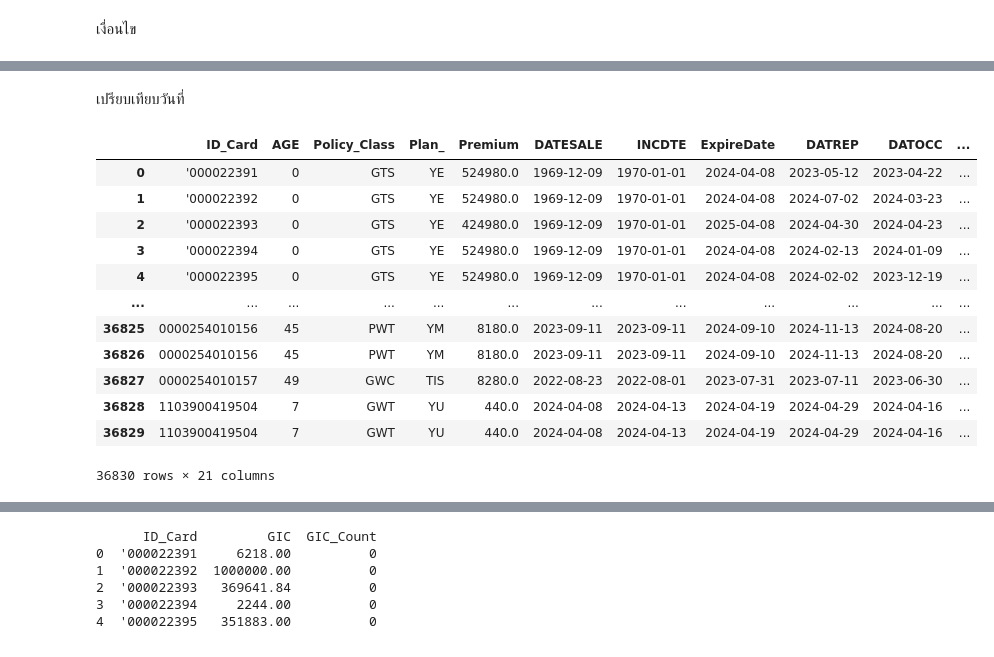
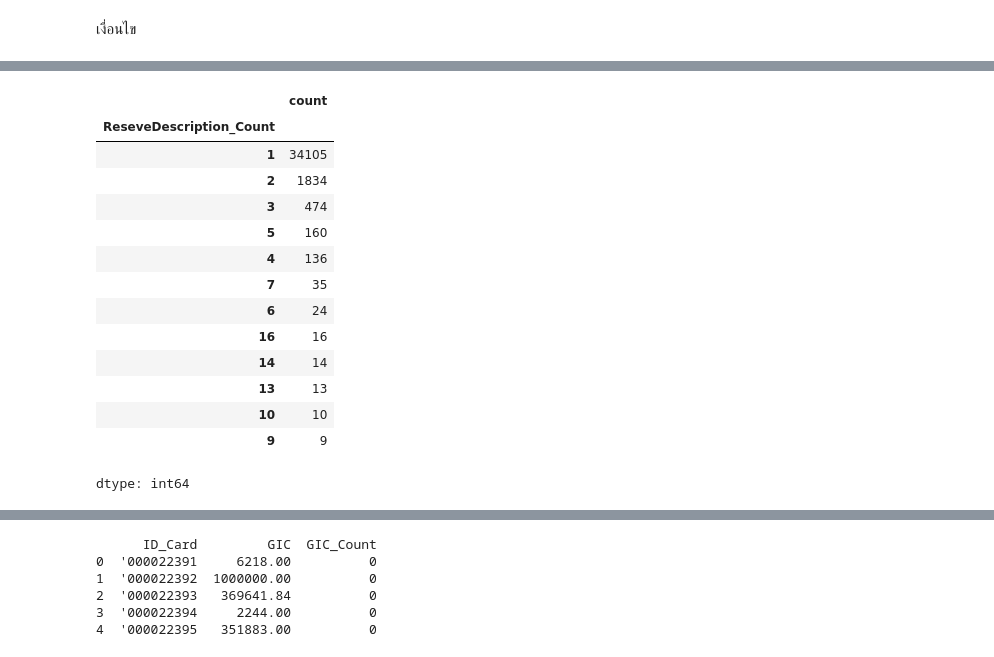
Before and after one commit to Suchada2000/MY-WORK, a Jupyter notebook: Untitled43.ipynb, the cells around one changed output, grey strips where cells are left out. Saved outputs shown, nothing was run; the diff lists cells and outputs as text; code cells hidden in the pictures.

```diff
--- a/Untitled43.ipynb
+++ b/Untitled43.ipynb
@@ -616,13 +546 @@ date_difference      586
 dtype: int64
-# %%
-# แปลงคอลัมน์ DATESALE ให้เป็น datetime
-df_combined['DATESALE'] = pd.to_datetime(df_combined['DATESALE'])
-
-# ใช้ .dt.strftime() เพื่อแปลงเป็นรูปแบบ YYYY-MM-DD
-df_combined['DATESALE'] = df_combined['DATESALE'].dt.strftime('%Y-%m-%d')
-# %%
-# แปลงคอลัมน์ DATESALE ให้เป็น datetime
-df_combined['INCDTE'] = pd.to_datetime(df_combined['INCDTE'])
-
-# ใช้ .dt.strftime() เพื่อแปลงเป็นรูปแบบ YYYY-MM-DD
-df_combined['INCDTE'] = df_combined['INCDTE'].dt.strftime('%Y-%m-%d')
@@ -724,10 +619,0 @@ df_combined
-# %%
-
-# นับจำนวนการเคลมซ้ำของลูกค้าทุกคนตามประเภทการเคลม
-
-claim_type_counts_per_customer = df_combined.groupby(['ID_Card', 'ReseveDescription']).size().reset_index(name='ReseveDescription_Count')
-
-df_combined = df_combined.merge(claim_type_counts_per_customer, on=['ID_Card', 'ReseveDescription'], how='left')
-
-# แสดงผลลัพธ์
-print(claim_type_counts_per_customer)
@@ -765,19 +660,18 @@ df_combined
 # %%
-#1
 # นับจำนวน Claim ตาม Dummy ID และ ReserveDescription
-claim_counts_per_customer = df_combined.groupby(['ID_Card', 'ReseveDescription']).size().reset_index(name='Claim_Count')
+claim_counts_per_customer = df_combined.groupby(['ID_Card', 'ReseveDescription']).size().reset_index(name='ReseveDescription_Count')
 
 # รวมค่า Claim_Count กลับเข้า df
 df_combined = df_combined.merge(claim_counts_per_customer, on=['ID_Card', 'ReseveDescription'], how='left')
 
 # กำหนดระดับความเสี่ยงตาม Claim_Count
 df_combined['ReseveDescription_Risk_Level'] = df_combined['ReseveDescription_Count'].apply(lambda x:
-    'ไม่มีความเสี่ยง' if x < 3 else
-    'ความเสี่ยงน้อย' if x == 3 else
-    'ความเสี่ยงปานกลาง' if x == 4 else
-    'ความเสี่ยงมาก'
+    'ความเสี่ยงต่ำ' if x <= 1 else
+    'ความเสี่ยงปานกลาง' if x == 2 else
+    'ความเสี่ยงสูง' if x == 3 else
+    'ความเสี่ยงสูงมาก'  # กำหนดค่าที่เหลือทั้งหมดเป็น 'ความเสี่ยงสูงมาก'
 )
 
 # แสดงผลลัพธ์บางส่วน
-print(df_combined[['ID_Card', 'ReseveDescription', 'Claim_Count', 'ReseveDescription_Risk_Level']].head())
+print(df_combined[['ID_Card', 'ReseveDescription', 'ReseveDescription_Count', 'ReseveDescription_Risk_Level']].head())
 # %% [output]
@@ -848,18 +707,18 @@ df_combined
-# %% [markdown]
-เปรียบเทียบวันที่
 # %%
-df_combined
+df_combined['ReseveDescription_Count'].value_counts()
 # %% [output]
-|  | ID_Card | AGE | Policy_Class | Plan_ | Premium | DATESALE | INCDTE | ExpireDate | DATREP | DATOCC | ... |
-| 0 | '000022391 | 0 | GTS | YE | 524980.0 | 1969-12-09 | 1970-01-01 | 2024-04-08 | 2023-05-12 | 2023-04-22 | ... |
-| 1 | '000022392 | 0 | GTS | YE | 524980.0 | 1969-12-09 | 1970-01-01 | 2024-04-08 | 2024-07-02 | 2024-03-23 | ... |
-| 2 | '000022393 | 0 | GTS | YE | 424980.0 | 1969-12-09 | 1970-01-01 | 2025-04-08 | 2024-04-30 | 2024-04-23 | ... |
-| 3 | '000022394 | 0 | GTS | YE | 524980.0 | 1969-12-09 | 1970-01-01 | 2024-04-08 | 2024-02-13 | 2024-01-09 | ... |
-| 4 | '000022395 | 0 | GTS | YE | 524980.0 | 1969-12-09 | 1970-01-01 | 2024-04-08 | 2024-02-02 | 2023-12-19 | ... |
-| ... | ... | ... | ... | ... | ... | ... | ... | ... | ... | ... | ... |
-| 36825 | 0000254010156 | 45 | PWT | YM | 8180.0 | 2023-09-11 | 2023-09-11 | 2024-09-10 | 2024-11-13 | 2024-08-20 | ... |
-| 36826 | 0000254010156 | 45 | PWT | YM | 8180.0 | 2023-09-11 | 2023-09-11 | 2024-09-10 | 2024-11-13 | 2024-08-20 | ... |
-| 36827 | 0000254010157 | 49 | GWC | TIS | 8280.0 | 2022-08-23 | 2022-08-01 | 2023-07-31 | 2023-07-11 | 2023-06-30 | ... |
-| 36828 | 1103900419504 | 7 | GWT | YU | 440.0 | 2024-04-08 | 2024-04-13 | 2024-04-19 | 2024-04-29 | 2024-04-16 | ... |
-| 36829 | 1103900419504 | 7 | GWT | YU | 440.0 | 2024-04-08 | 2024-04-13 | 2024-04-19 | 2024-04-29 | 2024-04-16 | ... |
+|  | count |
+| ReseveDescription_Count |  |
+| 1 | 34105 |
+| 2 | 1834 |
+| 3 | 474 |
+| 5 | 160 |
+| 4 | 136 |
+| 7 | 35 |
+| 6 | 24 |
+| 16 | 16 |
+| 14 | 14 |
+| 13 | 13 |
+| 10 | 10 |
+| 9 | 9 |
-36830 rows × 21 columns
+dtype: int64
```
Also changed, not shown: parts of 147 cells of this notebook.
